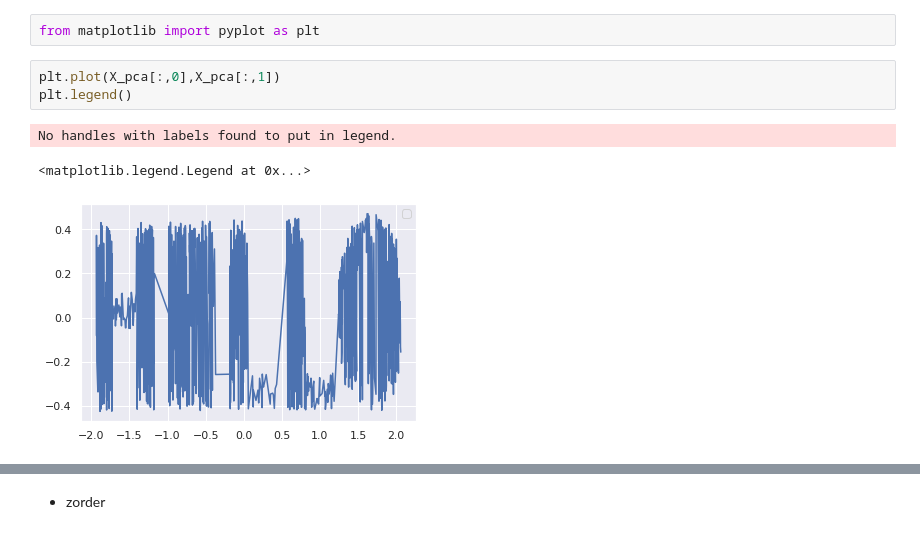
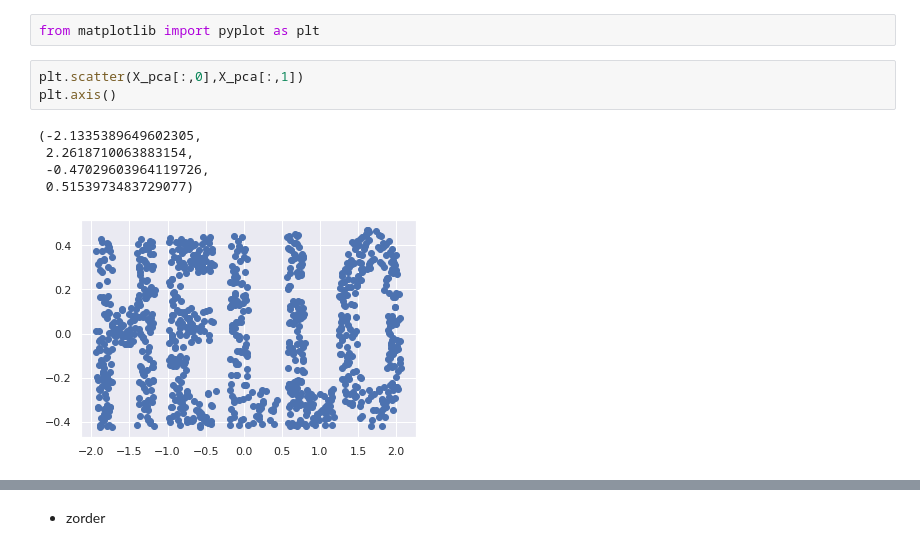
Before and after one commit to Jittiya/multivariate, a Jupyter notebook: Chapter_4_MDS.ipynb, the cells around one changed output, grey strips where cells are left out. Saved outputs shown, nothing was run; the diff lists cells and outputs as text.

```diff
--- a/Chapter_4_MDS.ipynb
+++ b/Chapter_4_MDS.ipynb
@@ -291,9 +292,11 @@ X_pca = pca.fit_transform(X)
 # %%
 from matplotlib import pyplot as plt
 # %%
-plt.plot(X_pca[:,0],X_pca[:,1])
-plt.legend()
+plt.scatter(X_pca[:,0],X_pca[:,1])
+plt.axis()
 # %% [output]
-No handles with labels found to put in legend.
+(-2.1335389649602305,
+ 2.2618710063883154,
+ -0.47029603964119726,
+ 0.5153973483729077)
-<matplotlib.legend.Legend at 0x...>
-[figure, old version]
+[figure, new version]
```
Also changed, not shown: parts of 10 cells of this notebook.
